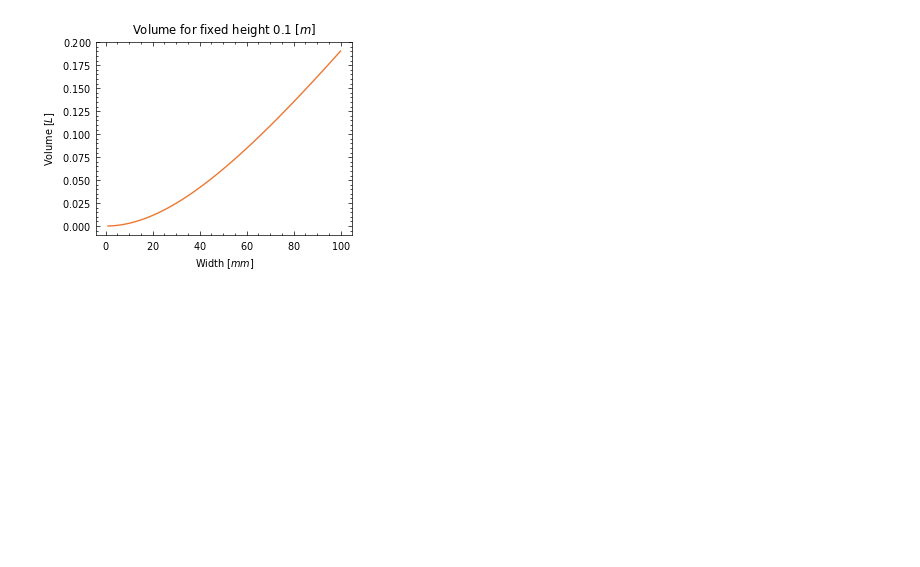
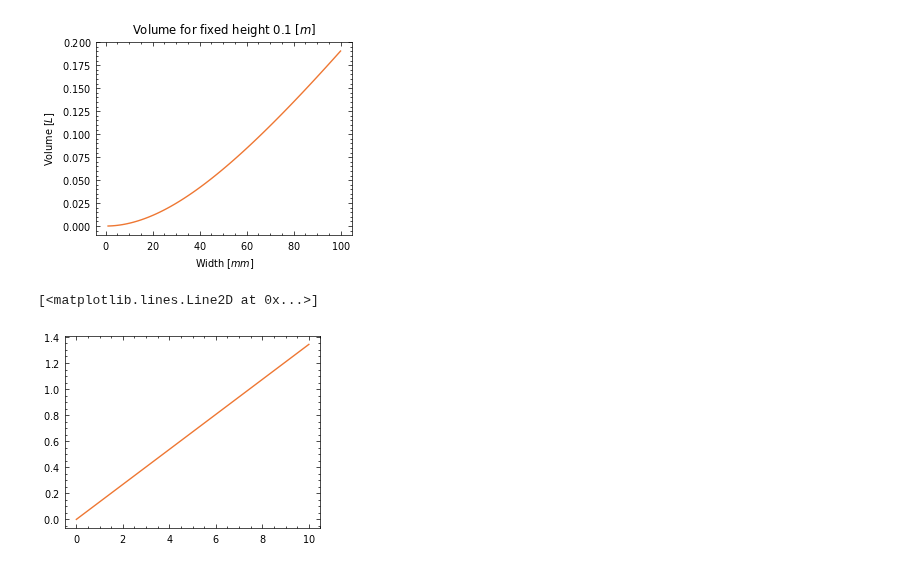
Before and after one commit to Olviel/Thermal_Soft_Robotics, a Jupyter notebook: Thermal_actuation/Model/Engineered_fluid/main.ipynb, the cells around one changed output. Saved outputs shown, nothing was run; the diff lists cells and outputs as text; code cells hidden in the pictures; blank space fills up the shorter version.

```diff
--- a/Thermal_actuation/Model/Engineered_fluid/main.ipynb
+++ b/Thermal_actuation/Model/Engineered_fluid/main.ipynb
@@ -130,3 +134,14 @@ plt.xlabel('Width [$mm$]')
 # %% [output]
 Text(0.5, 0, 'Width [$mm$]')
 [figure]
+# %%
+m = np.linspace(0,10,100)
+n = m/M
+P_amb = 1e5
+T_oven = 50+273
+V= n*R*T_oven/P_amb
+
+plt.plot(m,V*1000)
+# %% [output]
+[<matplotlib.lines.Line2D at 0x...>]
+[figure, added]
```
Also changed, not shown: parts of 5 cells of this notebook, 1 other file.
